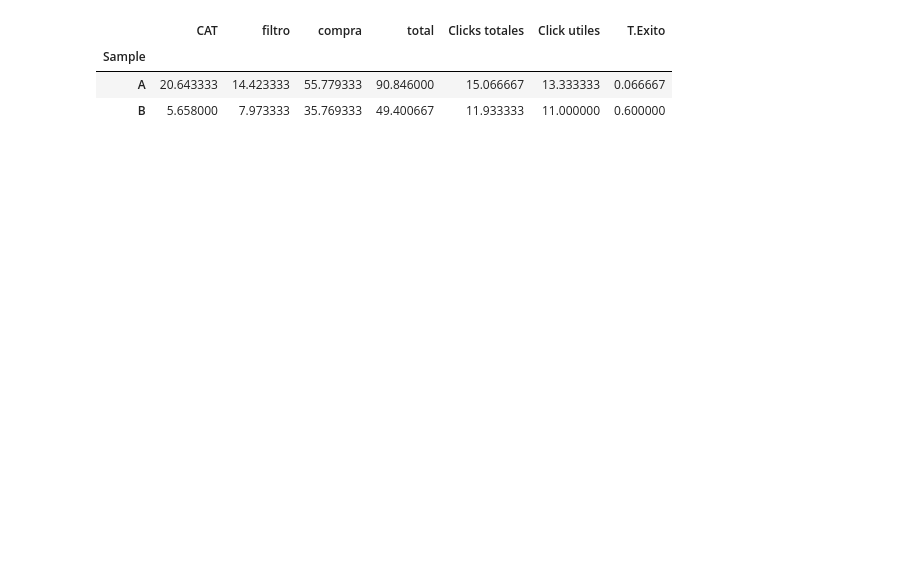
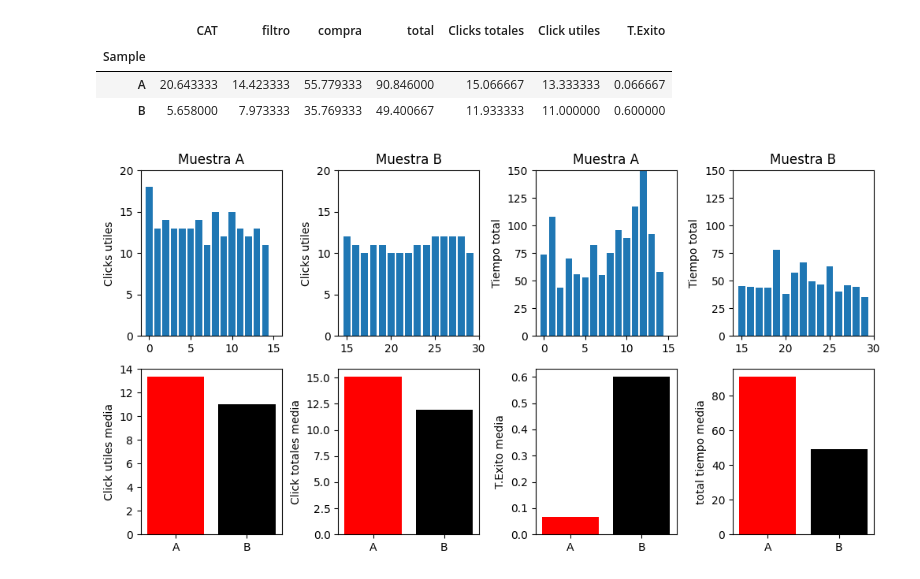
Before and after one commit to joeSL-ms/Prediccion-de-datos, a Jupyter notebook: B TESTING.ipynb, the cells around one changed output. Saved outputs shown, nothing was run; the diff lists cells and outputs as text; code cells hidden in the pictures; blank space fills up the shorter version.

```diff
--- a/B TESTING.ipynb
+++ b/B TESTING.ipynb
@@ -171,3 +129,50 @@ sol
 | Sample |  |  |  |  |  |  |  |
 | A | 20.643333 | 14.423333 | 55.779333 | 90.846000 | 15.066667 | 13.333333 | 0.066667 |
 | B | 5.658000 | 7.973333 | 35.769333 | 49.400667 | 11.933333 | 11.000000 | 0.600000 |
+# %%
+fig, axs = plt.subplots(2, 4, figsize=(12, 6))
+
+axs[0,0].bar(test['Click utiles'][test['Sample'] == 'A'].index, test['Click utiles'][test['Sample'] == 'A'])
+axs[0,0].set_title('Muestra A')
+axs[0,0].set_ylabel('Clicks utiles')
+axs[0,0].set_ylim(0,20)
+axs[0,0].set_xlim(-1, 16)  # Establecer los límites del eje x
+
+axs[0,1].bar(test['Click utiles'][test['Sample'] == 'B'].index, test['Click utiles'][test['Sample'] == 'B'])
+axs[0,1].set_title('Muestra B')
+axs[0,1].set_ylabel('Clicks utiles')
+axs[0,1].set_ylim(0,20)
+axs[0,1].set_xlim(14, 30)  # Establecer los límites del eje x
+
+axs[0,2].bar(test['total'][test['Sample'] == 'A'].index, test['total'][test['Sample'] == 'A'])
+axs[0,2].set_title('Muestra A')
+axs[0,2].set_ylabel('Tiempo total')
+axs[0,3].set_ylabel('Tiempo total')
+axs[0,2].set_ylim(0,150)
+axs[0,2].set_xlim(-1, 16)  # Establecer los límites del eje x
+
+axs[0,3].bar(test['total'][test['Sample'] == 'B'].index, test['total'][test['Sample'] == 'B'])
+axs[0,3].set_title('Muestra B')
+axs[0,3].set_ylabel('Tiempo total')
+axs[0,3].set_ylim(0,150)
+axs[0,3].set_xlim(14, 30)  # Establecer los límites del eje x
+
+axs[1,0].bar(sol.index.tolist(), sol['Click utiles'], color=['red', 'black'])
+axs[1,0].set_ylabel('Click utiles media')
+
+axs[1,1].bar(sol.index.tolist(), sol['Clicks totales'], color=['red', 'black'])
+axs[1,1].set_ylabel('Click totales media')
+
+# Graficar 'T.Exito'
+axs[1,2].bar(sol.index.tolist(), sol['T.Exito'], color=['red', 'black'])
+axs[1,2].set_ylabel('T.Exito media')
+
+# Graficar 'Total'
+axs[1,3].bar(sol.index.tolist(), sol['total'], color=['red', 'black'])
+axs[1,3].set_ylabel('total tiempo media')
+
+plt.subplots_adjust(wspace=0.4)
+
+plt.show()
+# %% [output]
+[figure, added]
```
Also changed, not shown: parts of 1 cell of this notebook.
